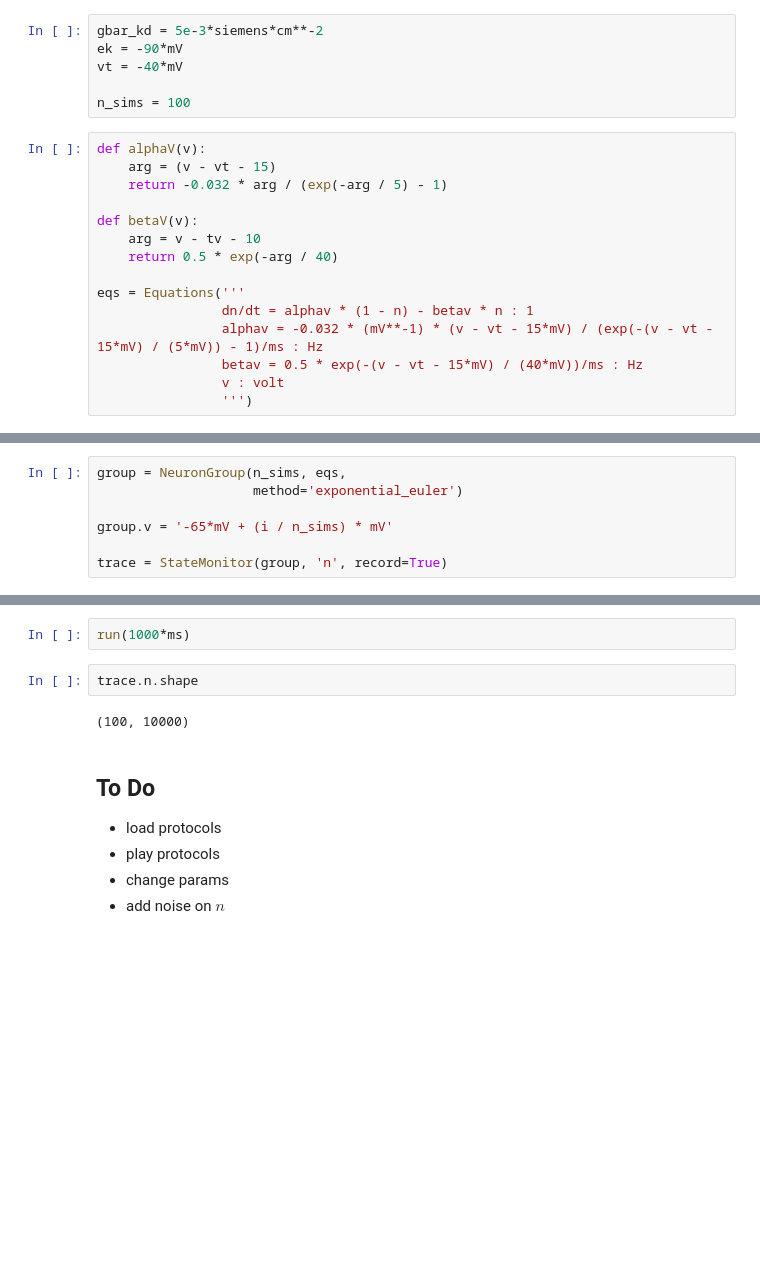
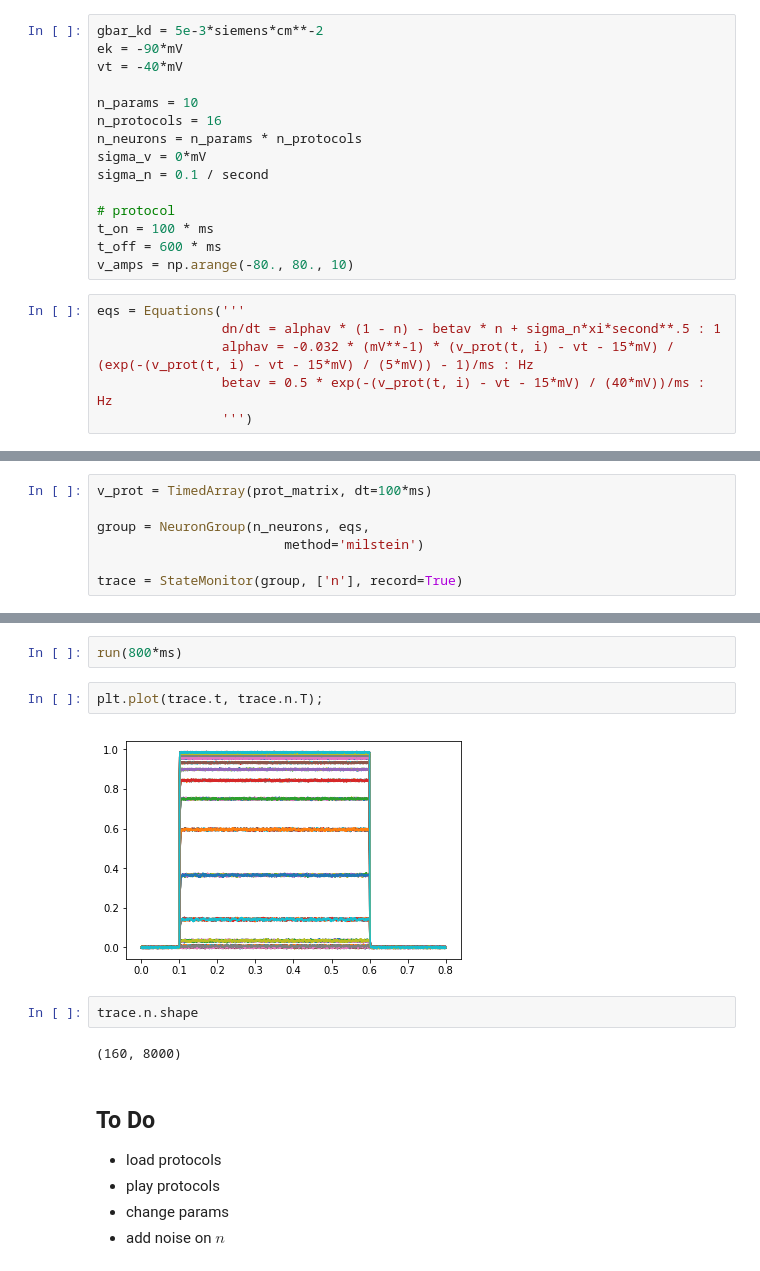
Before and after one commit to mackelab/lfi-experiments, a Jupyter notebook: model_comparison/notebooks/channel_example/channel_simulation_brian.ipynb, the cells around one changed output, grey strips where cells are left out. Saved outputs shown, nothing was run; the diff lists cells and outputs as text; blank space fills up the shorter version.

Commit message:
add protocols as timed arrays and noise to brian simulation

```diff
--- a/model_comparison/notebooks/channel_example/channel_simulation_brian.ipynb
+++ b/model_comparison/notebooks/channel_example/channel_simulation_brian.ipynb
@@ -6,19 +11,19 @@ gbar_kd = 5e-3*siemens*cm**-2
 ek = -90*mV
 vt = -40*mV
 
-n_sims = 100
+n_params = 10
+n_protocols = 16
+n_neurons = n_params * n_protocols
+sigma_v = 0*mV
+sigma_n = 0.1 / second
+
+# protocol
+t_on = 100 * ms
+t_off = 600 * ms
+v_amps = np.arange(-80., 80., 10)
 # %%
-def alphaV(v):
-    arg = (v - vt - 15)
-    return -0.032 * arg / (exp(-arg / 5) - 1)
-
-def betaV(v):
-    arg = v - tv - 10
-    return 0.5 * exp(-arg / 40)
-
 eqs = Equations('''
-                dn/dt = alphav * (1 - n) - betav * n : 1
-                alphav = -0.032 * (mV**-1) * (v - vt - 15*mV) / (exp(-(v - vt - 15*mV) / (5*mV)) - 1)/ms : Hz
-                betav = 0.5 * exp(-(v - vt - 15*mV) / (40*mV))/ms : Hz
-                v : volt
+                dn/dt = alphav * (1 - n) - betav * n + sigma_n*xi*second**.5 : 1
+                alphav = -0.032 * (mV**-1) * (v_prot(t, i) - vt - 15*mV) / (exp(-(v_prot(t, i) - vt - 15*mV) / (5*mV)) - 1)/ms : Hz
+                betav = 0.5 * exp(-(v_prot(t, i) - vt - 15*mV) / (40*mV))/ms : Hz
                 ''')
@@ -25,7 +49,7 @@ eqs = Equations('''
 # %%
-group = NeuronGroup(n_sims, eqs,
-                    method='exponential_euler')
+v_prot = TimedArray(prot_matrix, dt=100*ms)
 
-group.v = '-65*mV + (i / n_sims) * mV'
+group = NeuronGroup(n_neurons, eqs,
+                        method='milstein')
 
-trace = StateMonitor(group, 'n', record=True)
+trace = StateMonitor(group, ['n'], record=True)
@@ -34,9 +56,13 @@ WARNING    The expression "i / n_sims" divides two integer values. In previous v
 # %%
-run(1000*ms)
+run(800*ms)
+# %%
+plt.plot(trace.t, trace.n.T);
+# %% [output]
+[figure, added]
 # %%
 trace.n.shape
 # %% [output]
-(100, 10000)
+(160, 8000)
 # %% [markdown]
 ## To Do
 - load protocols
```
Also changed, not shown: parts of 8 cells of this notebook.
